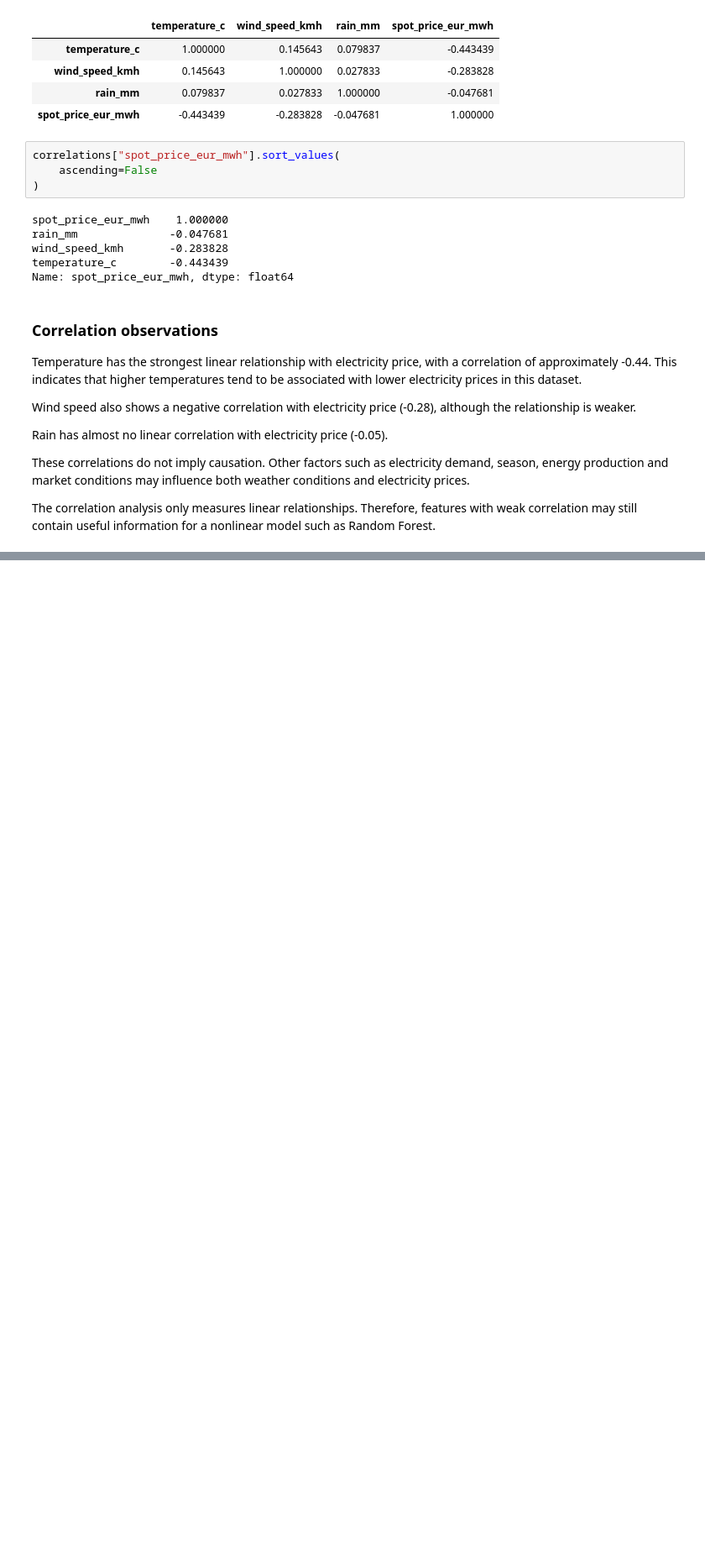
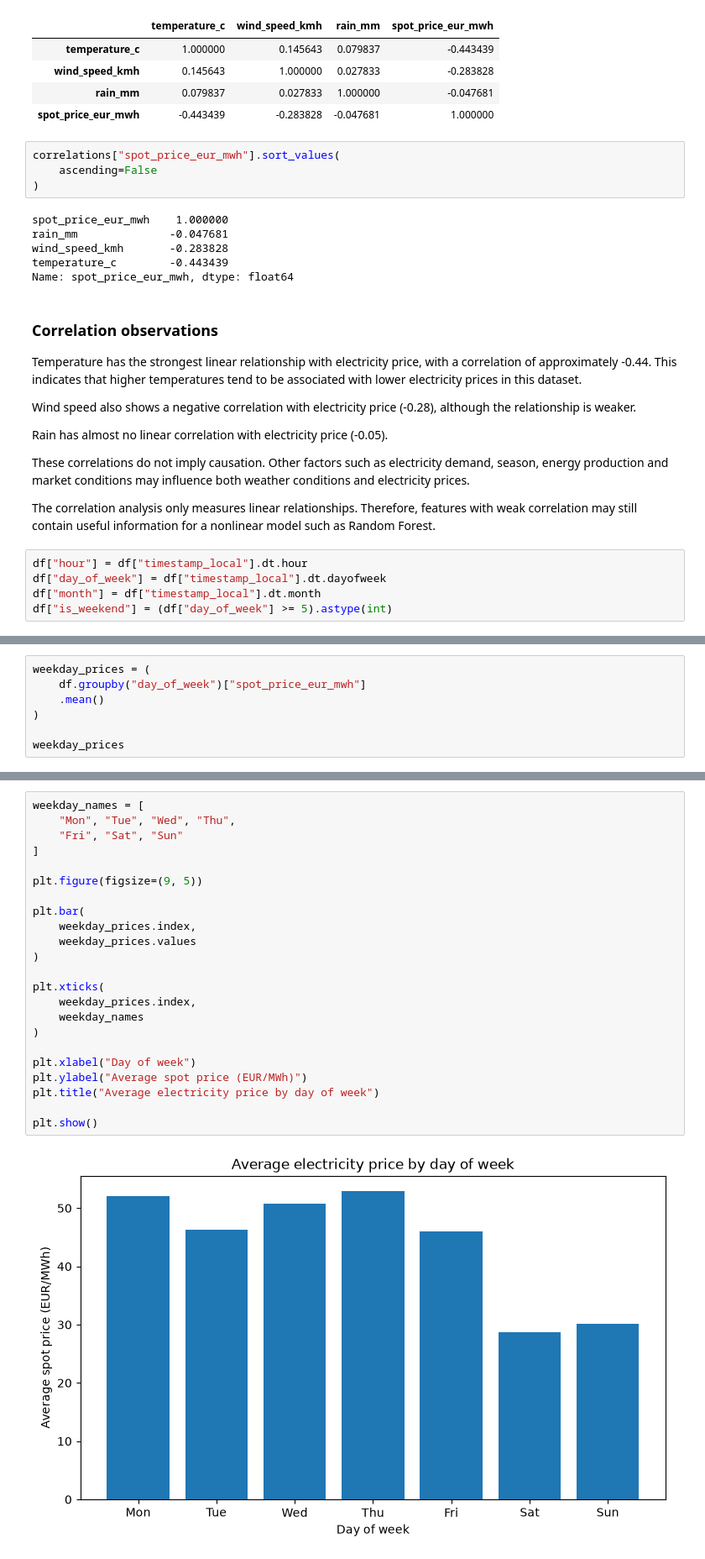
Before and after one commit to Grevendev/Predictor, a Jupyter notebook: models/eda.ipynb, the cells around one changed output, grey strips where cells are left out. Shown at 84% size. Cells and saved outputs as stored; diff of their text form; blank space fills up the shorter version.

```diff
--- a/models/eda.ipynb
+++ b/models/eda.ipynb
@@ -268,3 +293,8 @@ influence both weather conditions and electricity prices.
 The correlation analysis only measures linear relationships. Therefore,
 features with weak correlation may still contain useful information for
 a nonlinear model such as Random Forest.
+# %%
+df["hour"] = df["timestamp_local"].dt.hour
+df["day_of_week"] = df["timestamp_local"].dt.dayofweek
+df["month"] = df["timestamp_local"].dt.month
+df["is_weekend"] = (df["day_of_week"] >= 5).astype(int)
@@ -270,0 +346,7 @@ a nonlinear model such as Random Forest.
+# %%
+weekday_prices = (
+    df.groupby("day_of_week")["spot_price_eur_mwh"]
+    .mean()
+)
+
+weekday_prices
@@ -270,0 +363,25 @@ a nonlinear model such as Random Forest.
+# %%
+weekday_names = [
+    "Mon", "Tue", "Wed", "Thu",
+    "Fri", "Sat", "Sun"
+]
+
+plt.figure(figsize=(9, 5))
+
+plt.bar(
+    weekday_prices.index,
+    weekday_prices.values
+)
+
+plt.xticks(
+    weekday_prices.index,
+    weekday_names
+)
+
+plt.xlabel("Day of week")
+plt.ylabel("Average spot price (EUR/MWh)")
+plt.title("Average electricity price by day of week")
+
+plt.show()
+# %% [output]
+[figure, added]
```
Also changed, not shown: parts of 8 cells of this notebook, 1 other file.
